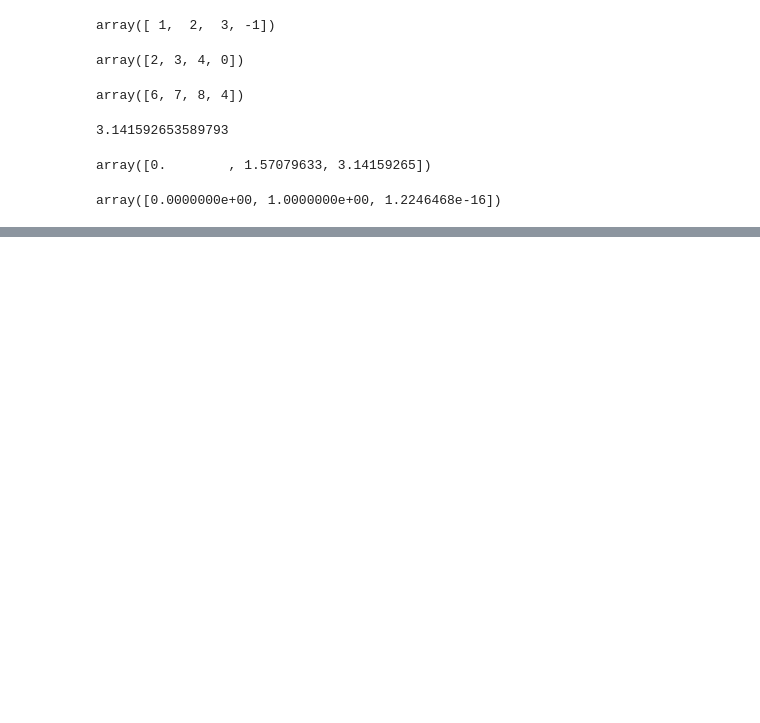
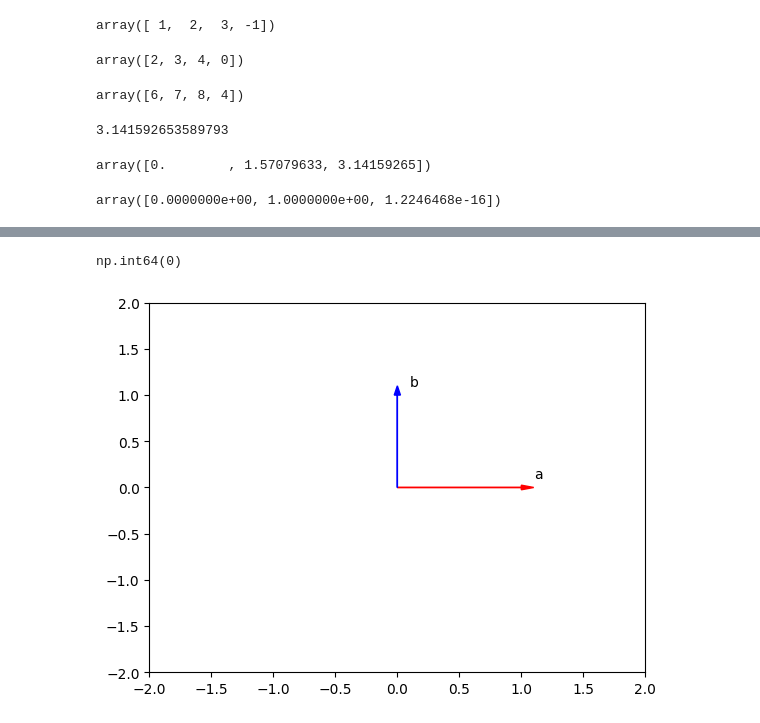
Before and after one commit to maxgalchenko/python-playground, a Jupyter notebook: playground.ipynb, the cells around one changed output, grey strips where cells are left out. Saved outputs shown, nothing was run; the diff lists cells and outputs as text; code cells hidden in the pictures; blank space fills up the shorter version.

```diff
--- a/playground.ipynb
+++ b/playground.ipynb
@@ -329,0 +448,8 @@ array([0.0000000e+00, 1.0000000e+00, 1.2246468e-16])
+# %%
+x = np.array([1, 0])
+y = np.array([0, 1])
+Plotvec2(x, y)
+np.dot(x, y)
+# %% [output]
+np.int64(0)
+[figure, added]
```
Also changed, not shown: parts of 21 cells of this notebook.
